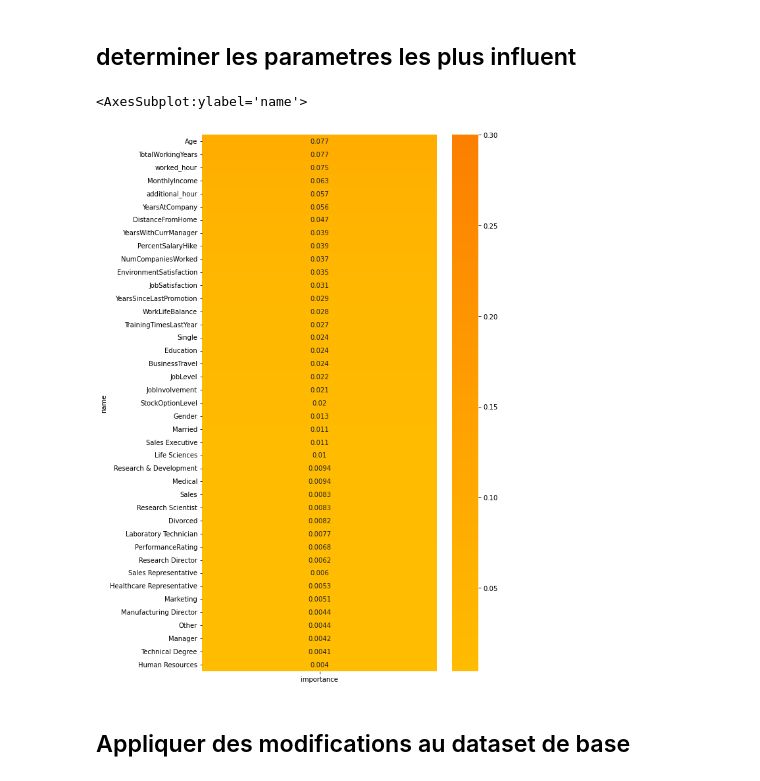
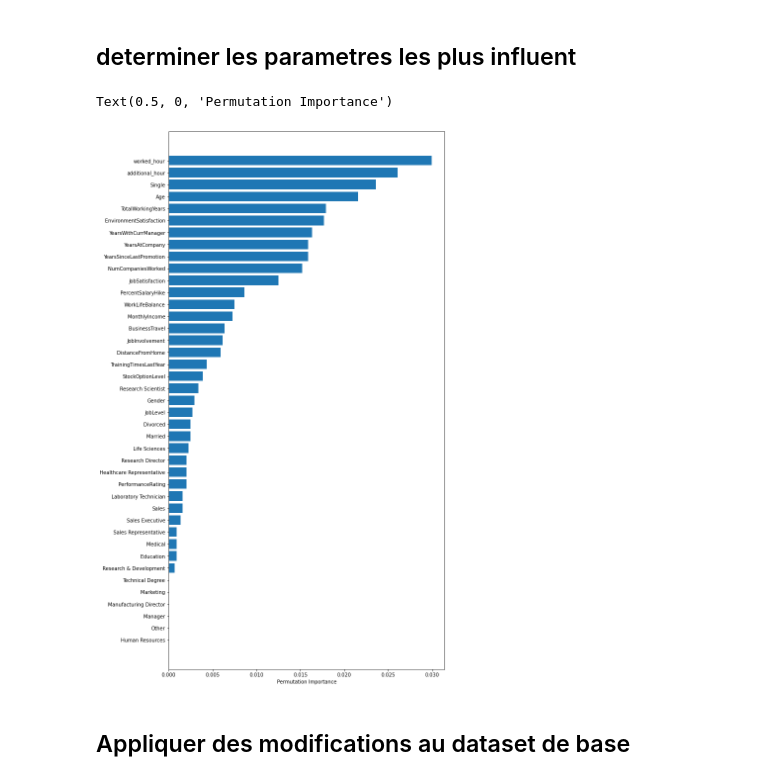
Before and after one commit to nazzim29/HumanForYou, a Jupyter notebook: projet.ipynb, the cells around one changed output. Cells and saved outputs as stored; diff of their text form; code cells hidden in the pictures.

```diff
--- a/projet.ipynb
+++ b/projet.ipynb
@@ -694,9 +421,9 @@ Accuracy : 97.22 %
 # %%
 param_grid_forest = {
-    'n_estimators': [100, 300,350,400],
-    'max_depth': [5, 10, 15, 20, 30, 40, 50, 70]
+    'n_estimators': [350,400,500],
+    'max_depth': [ 20, 30, 40]
 }
 
-grid_search_forest = GridSearchCV(forest_clf, param_grid_forest, cv=5,
+grid_search_forest = GridSearchCV(forest_clf, param_grid_forest, cv=10,
                                scoring='accuracy', return_train_score=True)
 grid_search_forest.fit(x_train, y_train)
@@ -1239,10 +839,15 @@ imp['importance'] = forest_clf.feature_importances_
-# %%
-imp = imp.sort_values(by='importance', ascending=False)
-imp = imp.set_index('name')
-plt.figure(figsize=(8, 15))
-sn.heatmap(imp,annot=True,cmap='Wistia',center=0,vmax=0.3)
-# %% [output]
-<AxesSubplot:ylabel='name'>
-[figure, removed]
+# %%
+from sklearn.inspection import permutation_importance
+perm_importance = permutation_importance(forest_clf, x_test, y_test)
+feature_names = x_test.columns
+features = np.array(feature_names)
+sorted_idx = perm_importance.importances_mean.argsort()
+plt.figure(figsize=(10, 20))
+plt.barh(features[sorted_idx], perm_importance.importances_mean[sorted_idx])
+#plt.xticks(rotation=45)
+plt.xlabel("Permutation Importance")
+# %% [output]
+Text(0.5, 0, 'Permutation Importance')
+[figure, added]
 # %% [markdown]
 ## Appliquer des modifications au dataset de base
```
Also changed, not shown: parts of 54 cells of this notebook.
